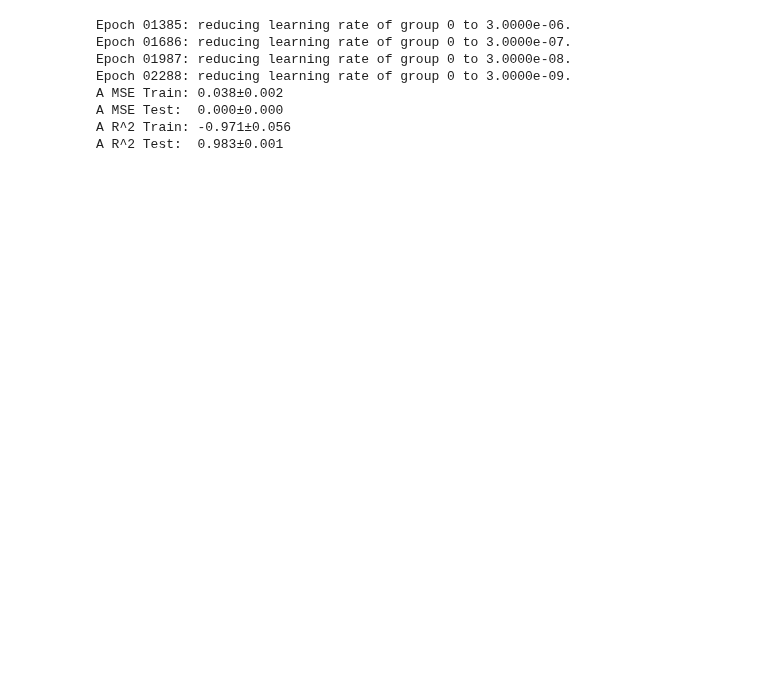
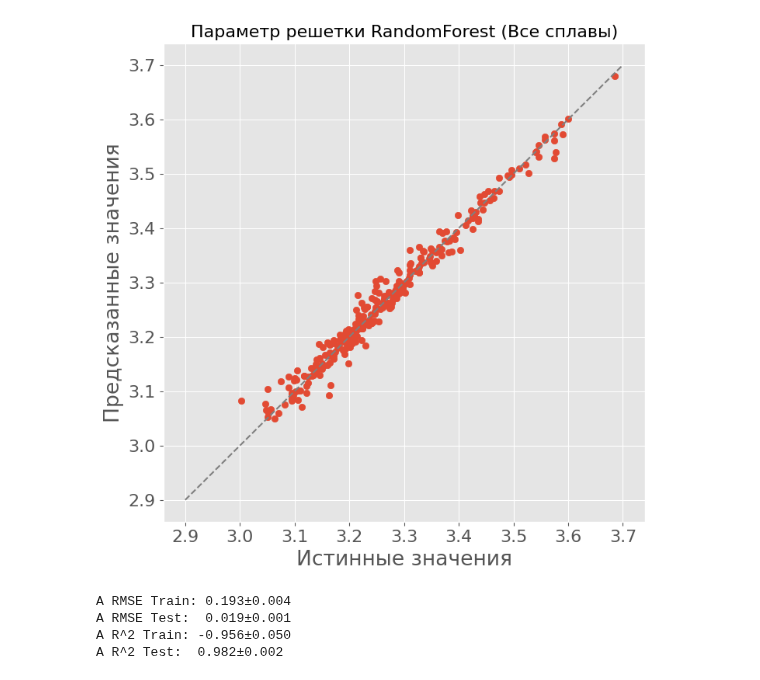
Before and after one commit to Avagr/Prac_MISIS, a Jupyter notebook: Scripts/mlp.ipynb, the cells around one changed output. Drawn from its saved outputs; the diff is of its cells as text; code cells hidden in the pictures; blank space fills up the shorter version.

```diff
--- a/Scripts/mlp.ipynb
+++ b/Scripts/mlp.ipynb
@@ -67,9 +71,9 @@ def train_mlp(features_train, features_test, target_train, target_test):
 
     optimizer = torch.optim.Adam(model.parameters(), lr=run_config['lr'], weight_decay=run_config['weight_decay'])
     loss = nn.MSELoss()
-    scheduler = torch.optim.lr_scheduler.ReduceLROnPlateau(optimizer, patience=300, verbose=True)
-    res_train, res_test = train(model, train_loader, test_loader, test_loader, loss, optimizer, "cuda:0",
-                                n_epochs=3000, scheduler=scheduler, verbose=False,
+    scheduler = torch.optim.lr_scheduler.ReduceLROnPlateau(optimizer, patience=300, verbose=False)
+    res_train, res_test = train(model, train_loader, test_loader, test_loader, loss, optimizer, "cpu",
+                                n_epochs=2000, scheduler=scheduler, verbose=False,
                                 check_dir=None, save_every=5,
                                 model_name='nn_a', show_tqdm=False)
     return target_scaler.inverse_transform(np.array(res_train)), target_scaler.inverse_transform(np.array(res_test))
@@ -75,0 +113,23 @@ def train_mlp(features_train, features_test, target_train, target_test):
+# %%
+features = data[data.el1 == 'Zr'].apply(extractor.extract_properties, axis=1, result_type='expand').to_numpy()
+target = data[data.el1 == 'Zr']['a'].to_numpy()
+
+cv_mse_train = []
+cv_mse_test = []
+cv_r2_train = []
+cv_r2_test = []
+
+for train_index, test_index in KFold(n_splits=5, shuffle=True, random_state=57).split(features):
+    features_train, features_test = features[train_index], features[test_index]
+    target_train, target_test = target[train_index], target[test_index]
+    res_train, res_test = train_mlp(features_train, features_test, target_train, target_test)
+
+    cv_mse_train.append(mean_squared_error(target_train, res_train, squared=False))
+    cv_mse_test.append(mean_squared_error(target_test, res_test, squared=False))
+    cv_r2_train.append(r2_score(target_train, res_train))
+    cv_r2_test.append(r2_score(target_test, res_test))
+visualize(target_test, res_test, 'Параметр решетки RandomForest (Циркониевые сплавы)', 2.9, 3.7)
+print(f"A RMSE Train: {np.mean(cv_mse_train):.3f}±{np.std(cv_mse_train):.3f}\n"
+      f"A RMSE Test:  {np.mean(cv_mse_test):.3f}±{np.std(cv_mse_test):.3f}")
+print(f"A R^2 Train: {np.mean(cv_r2_train):.3f}±{np.std(cv_r2_train):.3f}\n"
+      f"A R^2 Test:  {np.mean(cv_r2_test):.3f}±{np.std(cv_r2_test):.3f}")
@@ -76,29 +142,29 @@ def train_mlp(features_train, features_test, target_train, target_test):
 # %%
+features = data.apply(extractor.extract_properties, axis=1, result_type='expand').to_numpy()
+target = data['a'].to_numpy()
+
 cv_mse_train = []
 cv_mse_test = []
 cv_r2_train = []
 cv_r2_test = []
 
 for train_index, test_index in KFold(n_splits=5, shuffle=True, random_state=57).split(features):
     features_train, features_test = features[train_index], features[test_index]
     target_train, target_test = target[train_index], target[test_index]
     res_train, res_test = train_mlp(features_train, features_test, target_train, target_test)
 
-    cv_mse_train.append(mean_squared_error(target_train, res_train))
-    cv_mse_test.append(mean_squared_error(target_test, res_test))
+    cv_mse_train.append(mean_squared_error(target_train, res_train, squared=False))
+    cv_mse_test.append(mean_squared_error(target_test, res_test, squared=False))
     cv_r2_train.append(r2_score(target_train, res_train))
     cv_r2_test.append(r2_score(target_test, res_test))
-
-print(f"A MSE Train: {np.mean(cv_mse_train):.3f}±{np.std(cv_mse_train):.3f}\n"
-      f"A MSE Test:  {np.mean(cv_mse_test):.3f}±{np.std(cv_mse_test):.3f}")
+visualize(target_test, res_test, 'Параметр решетки RandomForest (Все сплавы)', 2.9, 3.7)
+print(f"A RMSE Train: {np.mean(cv_mse_train):.3f}±{np.std(cv_mse_train):.3f}\n"
+      f"A RMSE Test:  {np.mean(cv_mse_test):.3f}±{np.std(cv_mse_test):.3f}")
 print(f"A R^2 Train: {np.mean(cv_r2_train):.3f}±{np.std(cv_r2_train):.3f}\n"
       f"A R^2 Test:  {np.mean(cv_r2_test):.3f}±{np.std(cv_r2_test):.3f}")
 # %% [output]
+[figure, added]
-Epoch 01385: reducing learning rate of group 0 to 3.0000e-06.
-Epoch 01686: reducing learning rate of group 0 to 3.0000e-07.
-Epoch 01987: reducing learning rate of group 0 to 3.0000e-08.
-Epoch 02288: reducing learning rate of group 0 to 3.0000e-09.
-A MSE Train: 0.038±0.002
-A MSE Test:  0.000±0.000
-A R^2 Train: -0.971±0.056
-A R^2 Test:  0.983±0.001
+A RMSE Train: 0.193±0.004
+A RMSE Test:  0.019±0.001
+A R^2 Train: -0.956±0.050
+A R^2 Test:  0.982±0.002
```
Also changed, not shown: parts of 9 cells of this notebook, 4 other files.
